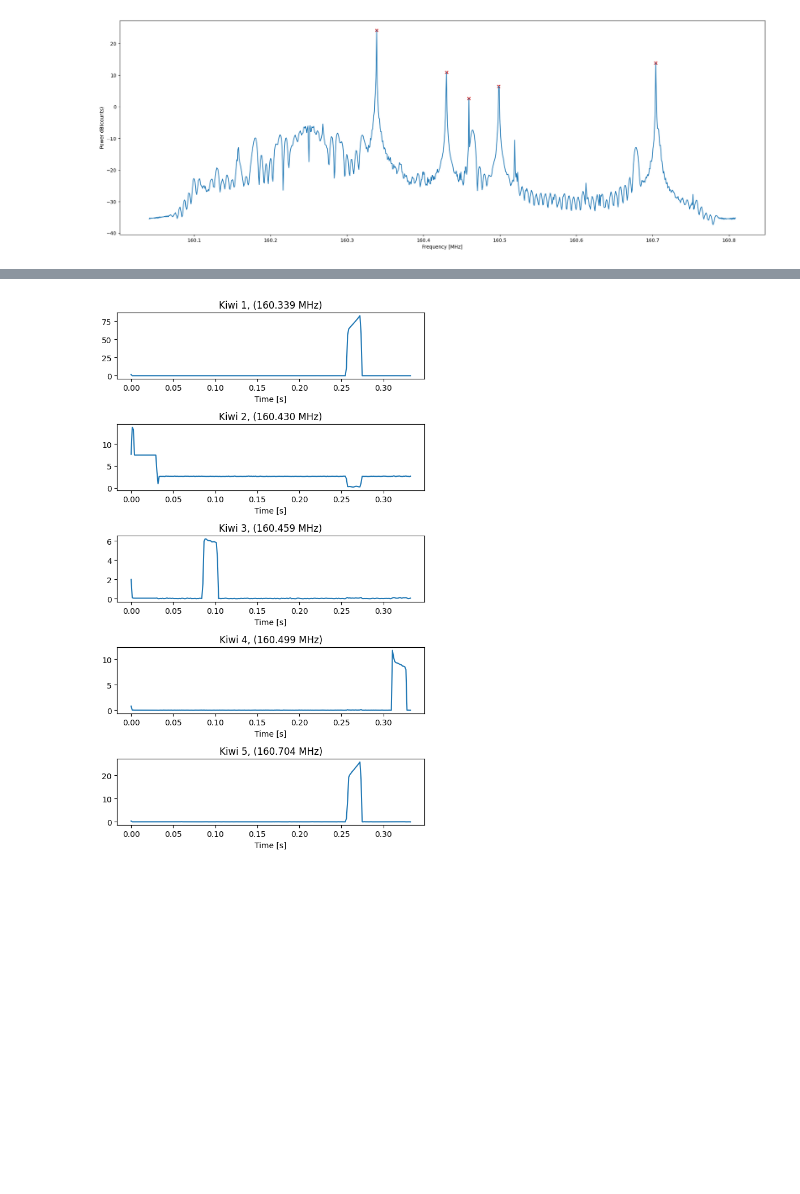
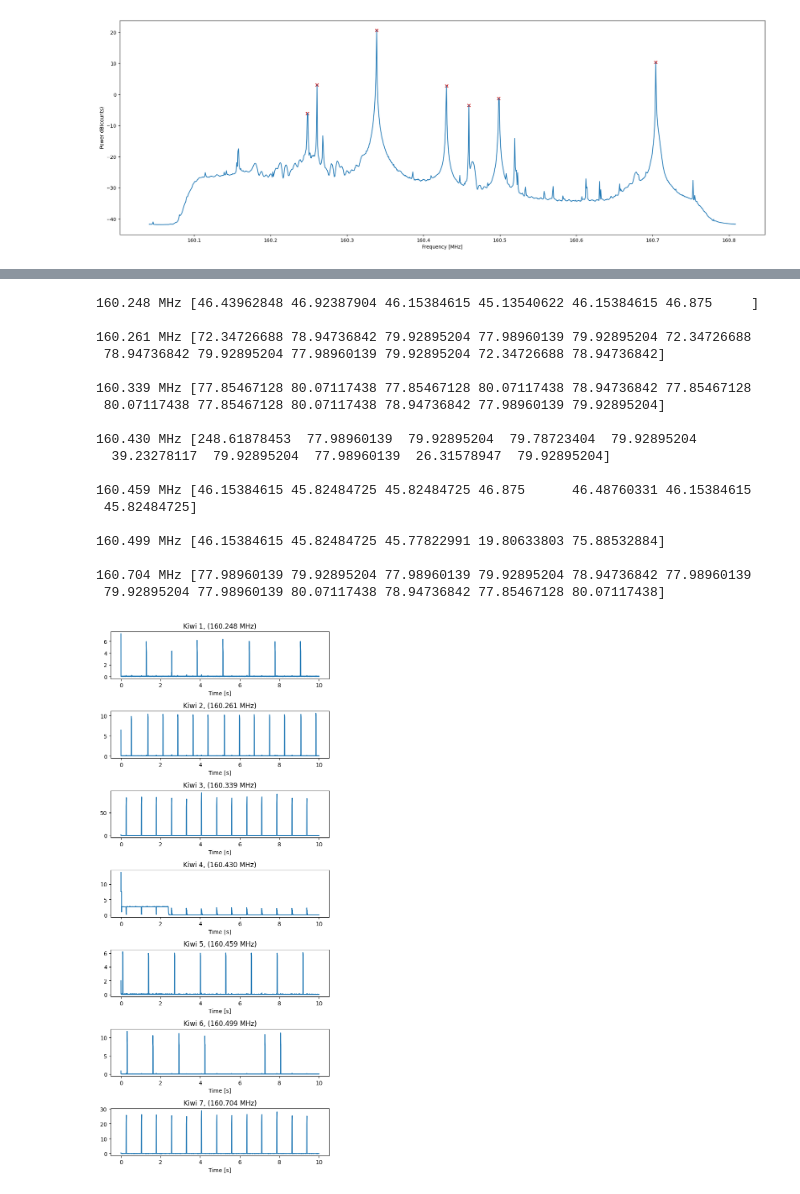
Before and after one commit to bigalnz/test_fft, a Jupyter notebook: notebooks/fft_perf.ipynb, the cells around one changed output, grey strips where cells are left out. Drawn from its saved outputs; the diff is of its cells as text; code cells hidden in the pictures; blank space fills up the shorter version.

```diff
--- a/notebooks/fft_perf.ipynb
+++ b/notebooks/fft_perf.ipynb
@@ -11,7 +11,7 @@ def db(x):
 d = np.fromfile(open("../data/six_channels_768000.fc32"), dtype=np.complex64)
 #d = np.fromfile(open("neighbouring_ch_912000_3.fc32"), dtype=np.complex64)
 #d = np.fromfile(open("../data/10s_160377933.fc32"), dtype=np.complex64)
-d = d[:256000]
+#d = d[:256000]
 
 f0 = 160.425e6    # Center frequency
 Fs = 768e3        # Sampling rate
@@ -43,7 +43,7 @@ PSD = (np.abs(D.reshape((N_time_PSD, -1, N_fft)))**2).mean(axis=1)
 spec = PSD.mean(axis=0)
 
 # Find peaks (note: I hand-tuned prominence)
-p = scipy.signal.find_peaks(spec, prominence=0.5)[0]
+p = scipy.signal.find_peaks(spec, prominence=0.1)[0]
 
 #**********************
 
@@ -74,6 +74,7 @@ plt.colorbar()
 plt.show()
 
 # CHANNEL PLOTS
+threshold = 2.2
 plt.figure(figsize=(6, len(p) * 2))
 for ii, tk in enumerate(t_kiwis):
     plt.subplot(len(p), 1, ii+1)
@@ -81,5 +82,12 @@ for ii, tk in enumerate(t_kiwis):
     plt.title(f"Kiwi {ii+1}, ({f_kiwis[ii]:.3f} MHz)")
     plt.xlabel("Time [s]")
 
+    low_samples = np.abs(tk) < threshold
+    high_samples = np.abs(tk) >= threshold
+    rising_edge_idx = np.nonzero(low_samples[:-1] & np.roll(high_samples, -1)[:-1])[0]
+    falling_edge_idx = np.nonzero(high_samples[:-1] & np.roll(low_samples, -1)[:-1])[0]
+
+    print(f"{f_kiwis[ii]:.3f} MHz {60 / (np.diff(rising_edge_idx)/750 )}\n " )
+
 plt.tight_layout()
 # %% [output]
@@ -87 +95 @@ elapsed :  0.023285627365112305
-[figure, old version]
+[figure, new version]
@@ -89 +97,19 @@ elapsed :  0.023285627365112305
+160.248 MHz [46.43962848 46.92387904 46.15384615 45.13540622 46.15384615 46.875     ]
+
+160.261 MHz [72.34726688 78.94736842 79.92895204 77.98960139 79.92895204 72.34726688
+ 78.94736842 79.92895204 77.98960139 79.92895204 72.34726688 78.94736842]
+
+160.339 MHz [77.85467128 80.07117438 77.85467128 80.07117438 78.94736842 77.85467128
+ 80.07117438 77.85467128 80.07117438 78.94736842 77.98960139 79.92895204]
+
+160.430 MHz [248.61878453  77.98960139  79.92895204  79.78723404  79.92895204
+  39.23278117  79.92895204  77.98960139  26.31578947  79.92895204]
+
+160.459 MHz [46.15384615 45.82484725 45.82484725 46.875      46.48760331 46.15384615
+ 45.82484725]
+
+160.499 MHz [46.15384615 45.82484725 45.77822991 19.80633803 75.88532884]
+
+160.704 MHz [77.98960139 79.92895204 77.98960139 79.92895204 78.94736842 77.98960139
+ 79.92895204 77.98960139 80.07117438 78.94736842 77.85467128 80.07117438]
-[figure, old version]
+[figure, new version]
```
Also changed, not shown: parts of 5 cells of this notebook.
